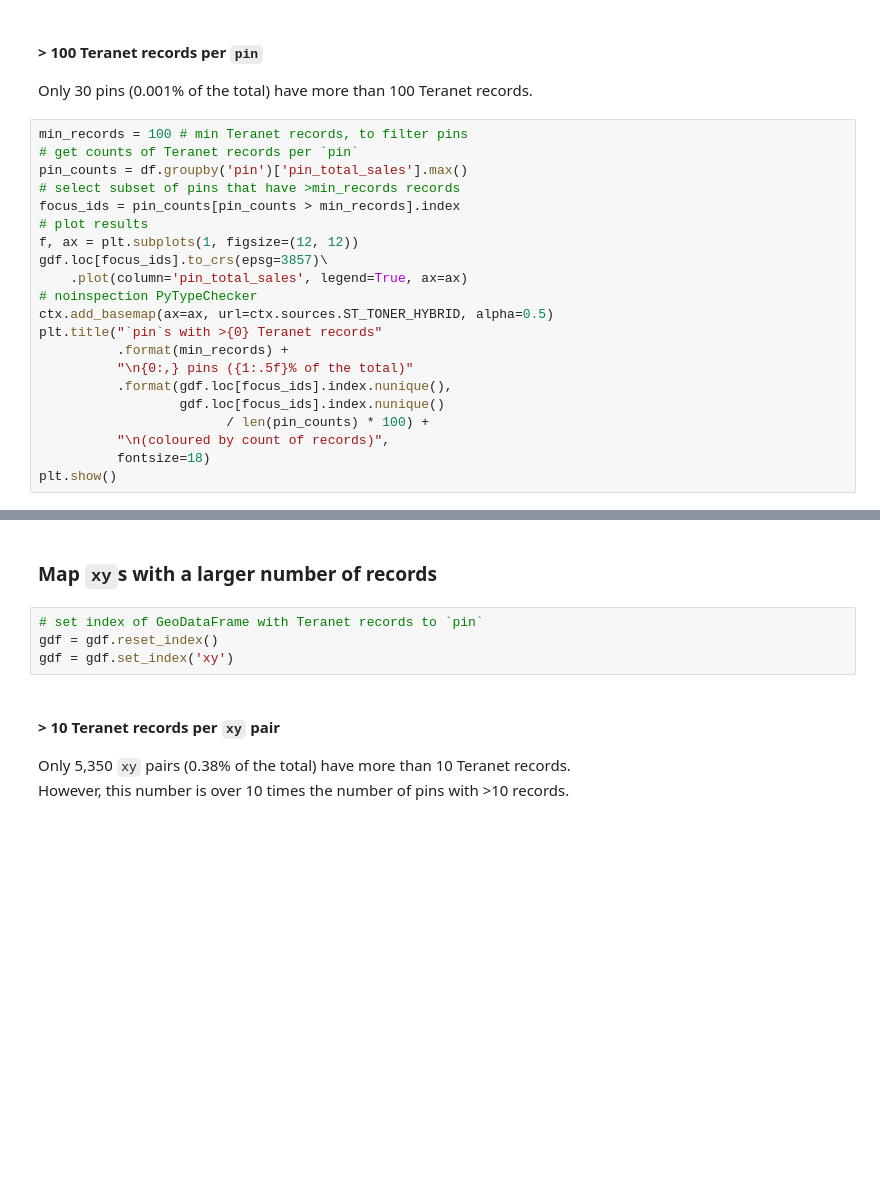
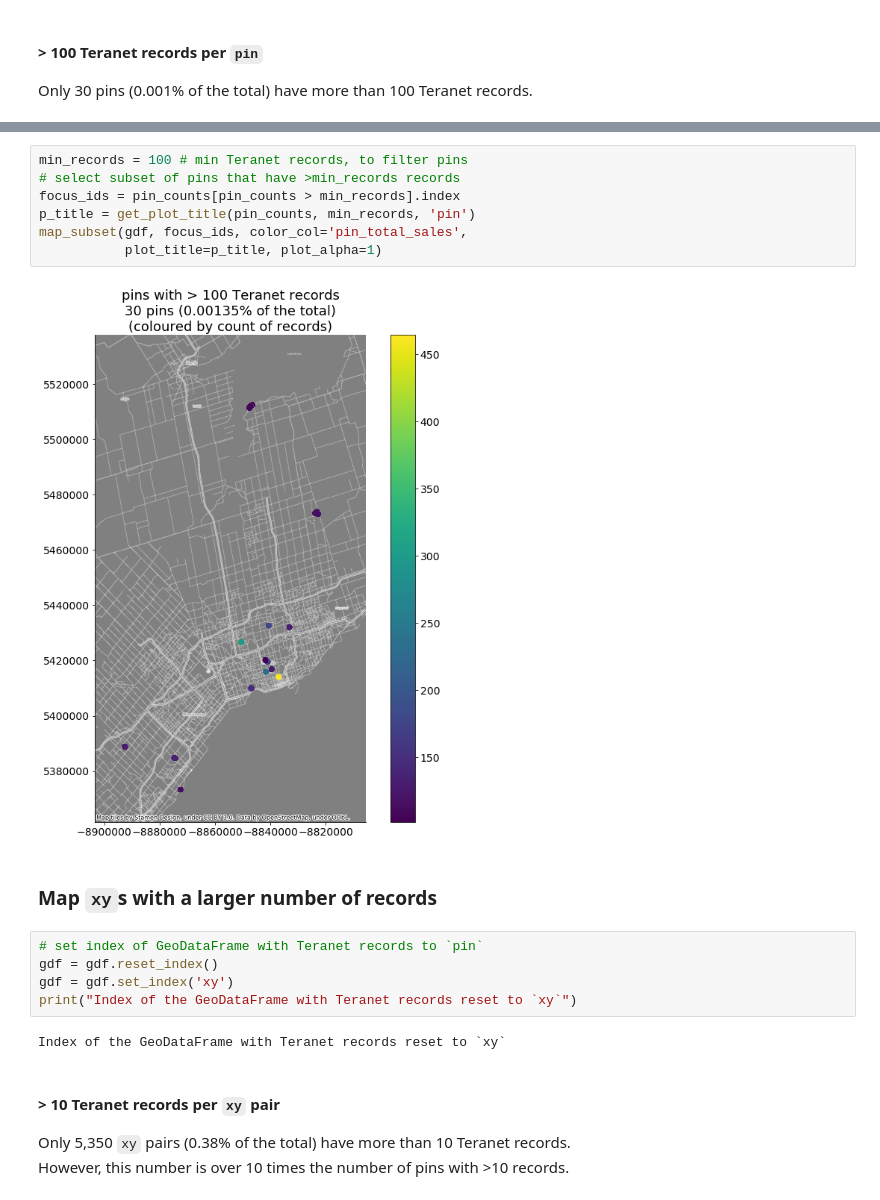
Before and after one commit to stepan-o/geo, a Jupyter notebook: notebooks/EDA/Teranet_new_cols_EDA.ipynb, the cells around one changed output, grey strips where cells are left out. Cells and saved outputs as stored; diff of their text form; blank space fills up the shorter version.

```diff
--- a/notebooks/EDA/Teranet_new_cols_EDA.ipynb
+++ b/notebooks/EDA/Teranet_new_cols_EDA.ipynb
@@ -430,24 +342,3 @@ plt.show()
 # %% [markdown]
 #### > 100 Teranet records per `pin`
 Only 30 pins (0.001% of the total) have more than 100 Teranet records.
-# %%
-min_records = 100 # min Teranet records, to filter pins
-# get counts of Teranet records per `pin`
-pin_counts = df.groupby('pin')['pin_total_sales'].max()
-# select subset of pins that have >min_records records
-focus_ids = pin_counts[pin_counts > min_records].index
-# plot results
-f, ax = plt.subplots(1, figsize=(12, 12))
-gdf.loc[focus_ids].to_crs(epsg=3857)\
-    .plot(column='pin_total_sales', legend=True, ax=ax)
-# noinspection PyTypeChecker
-ctx.add_basemap(ax=ax, url=ctx.sources.ST_TONER_HYBRID, alpha=0.5)
-plt.title("`pin`s with >{0} Teranet records"
-          .format(min_records) +
-          "\n{0:,} pins ({1:.5f}% of the total)"
-          .format(gdf.loc[focus_ids].index.nunique(),
-                  gdf.loc[focus_ids].index.nunique()
-                        / len(pin_counts) * 100) +
-          "\n(coloured by count of records)",
-          fontsize=18)
-plt.show()
@@ -456,9 +345,21 @@ plt.show()
+# %%
+min_records = 100 # min Teranet records, to filter pins
+# select subset of pins that have >min_records records
+focus_ids = pin_counts[pin_counts > min_records].index
+p_title = get_plot_title(pin_counts, min_records, 'pin')
+map_subset(gdf, focus_ids, color_col='pin_total_sales',
+           plot_title=p_title, plot_alpha=1)
+# %% [output]
+[figure, added]
 # %% [markdown]
 ### Map `xy`s with a larger number of records
 # %%
 # set index of GeoDataFrame with Teranet records to `pin`
 gdf = gdf.reset_index()
 gdf = gdf.set_index('xy')
+print("Index of the GeoDataFrame with Teranet records reset to `xy`")
+# %% [output]
+Index of the GeoDataFrame with Teranet records reset to `xy`
 # %% [markdown]
 #### > 10 Teranet records per `xy` pair
 Only 5,350 `xy` pairs (0.38% of the total) have more than 10 Teranet records.
```
Also changed, not shown: parts of 23 cells of this notebook.
